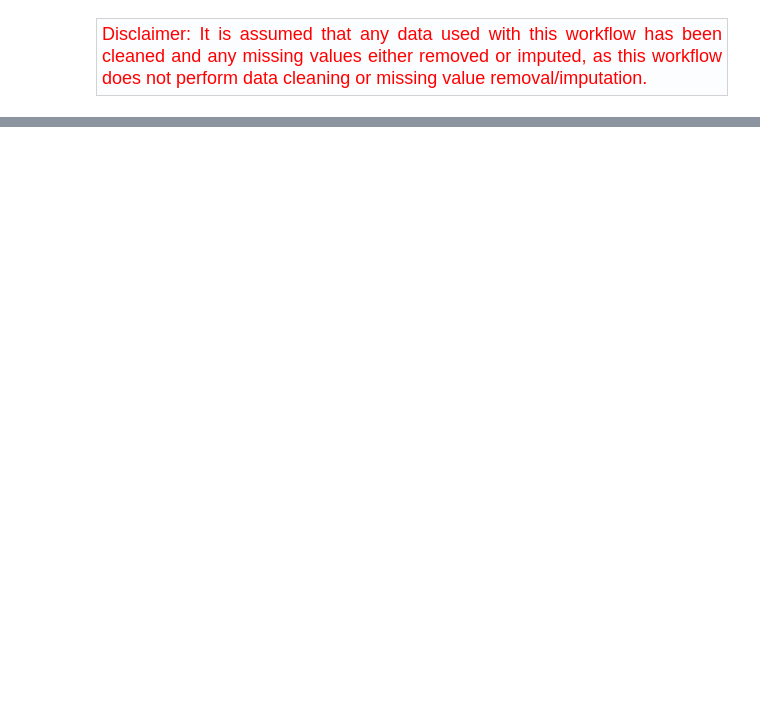
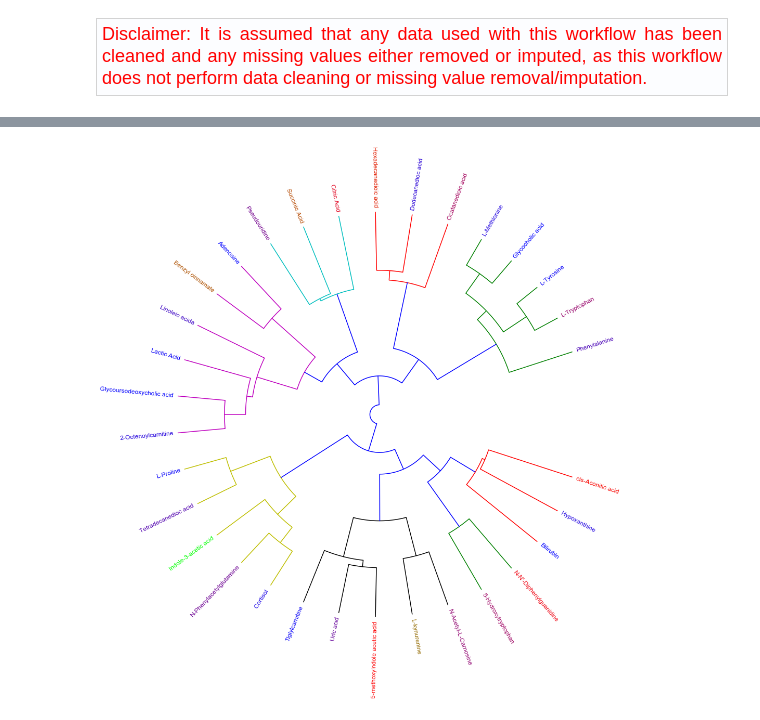
Before and after one commit to brettChapman/multivis_tutorials, a Jupyter notebook: Tutorial4.ipynb, the cells around one changed output, grey strips where cells are left out. Drawn from its saved outputs; the diff is of its cells as text; code cells hidden in the pictures; blank space fills up the shorter version.

```diff
--- a/Tutorial4.ipynb
+++ b/Tutorial4.ipynb
@@ -62,6 +62,6 @@ Note: To the Peak sheet a "Color" column has been added which represents "Red" f
 </div></div>
 # %%
-file = 'Data.xlsx'
+file = 'NathanDataPub.xlsx'
 
 DataTable,PeakTable = multivis.utils.loadData(home + file, DataSheet='Data', PeakSheet='Peak')
 # %% [output]
@@ -96,8 +96,10 @@ Transformation can be done with a log which is commonly used for biological data
 
 </div>
 # %%
+scaler = StandardScaler()
+
 peaklist = PeakTable['Name']                   # Set peaklist to the metabolite names in the DataTableClean
-X = DataTable[peaklist].values                           # Extract X matrix from DataTable using peaklist
+X = DataTable[peaklist]                             # Extract X matrix from DataTable using peaklist
 Xlog = np.log10(X)                                  # Log transform (base-10)
 #Xscale = scaler.fit_transform(Xlog)                # Scale to unit variance (not necessary if later performing correlation analysis)
 
@@ -104,0 +134,7 @@ X_data = pd.DataFrame(Xlog, columns=peaklist)
+# %%
+distance_metric = "none" #"euclidean"; #"correlation" # Applied only to non-correlated data
+transpose_non_correlated = True; # Transpose data if it is not a correlation matrix
+is_correlated = True; # Specficy if input data is a correlation matrix
+linkage_method = "ward";
+
+matrix,row_linkage,col_linkage = multivis.utils.cluster(Scores, transpose_non_correlated, is_correlated, distance_metric, linkage_method)
@@ -105,3 +149,7 @@ X_data = pd.DataFrame(Xlog, columns=peaklist)
+# %%
+color_threshold = 1;
+
+dn = dendrogram(row_linkage, labels=PeakTable.index, no_plot=True, color_threshold=color_threshold)
 # %% [markdown]
 <div style="background-color:rgb(255, 250, 250); padding:10px;  border: 1px solid lightgrey; padding-left: 1em; padding-right: 1em;">
 
@@ -203,0 +161,22 @@ IFrame(html_file, width=params['canvas_size'][0]+10, height=params['canvas_size'
+# %%
+polarDendro = multivis.polarDendrogram(dn)
+
+text_params = dict({'fontSize': 12
+                    , 'PeakTable': PeakTable
+                    , 'Color_column': 'pvalue' #If Color_column set to colour values it overides the use of text_cmap
+                    , 'Label_column': 'Label'
+                    , 'text_cmap': 'brg'})
+
+general_params = dict({'imageFileName': 'polarDendrogram.png'
+                       , 'saveImage': True
+                       , 'branch_scale': 'linear'
+                       , 'gap': 0.1, 'grid': False
+                       , 'style_sheet': 'seaborn-white'
+                       , 'dpi': 200
+                       , 'figSize': (15,15)})
+
+polarDendro.set_params(**general_params,**text_params)
+
+polarDendro.run()
+# %% [output]
+[figure, added]
```
Also changed, not shown: parts of 20 cells of this notebook, 17 other files.
